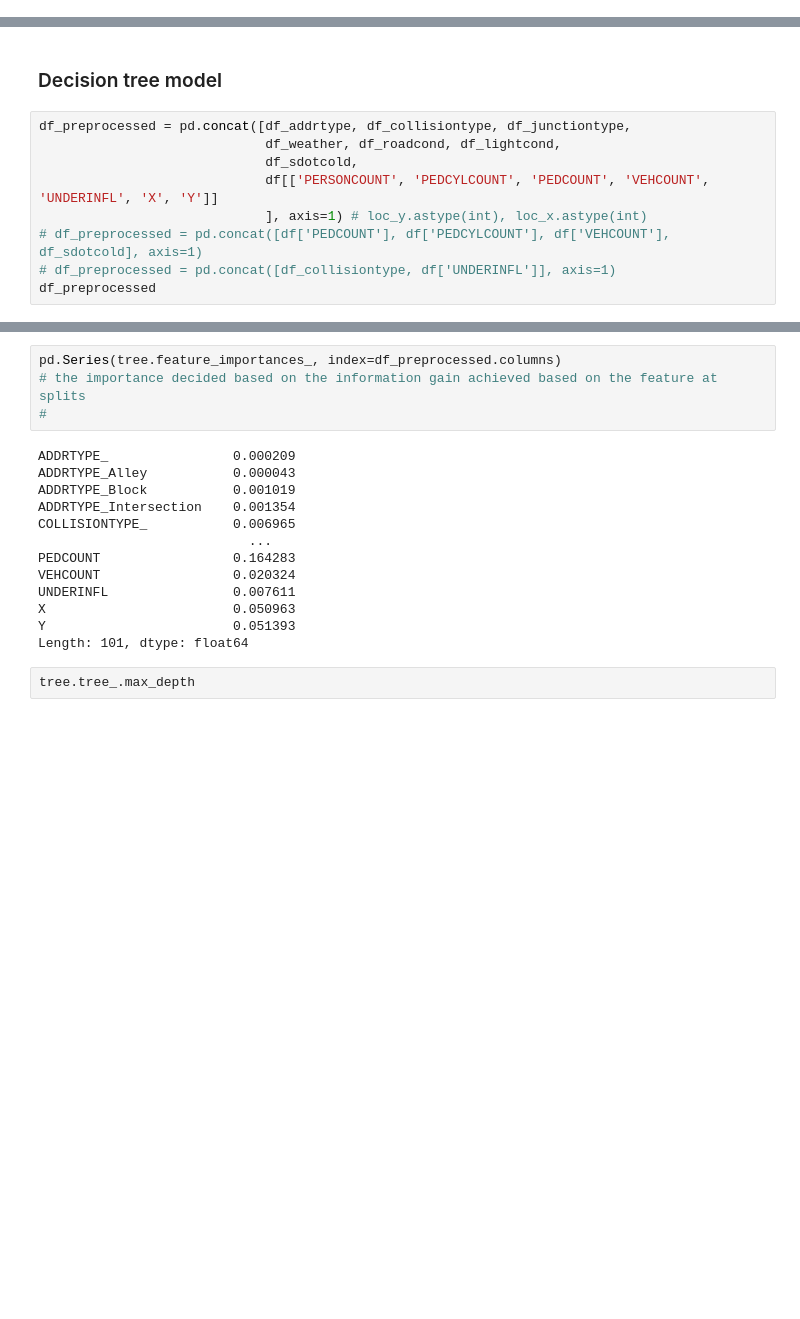
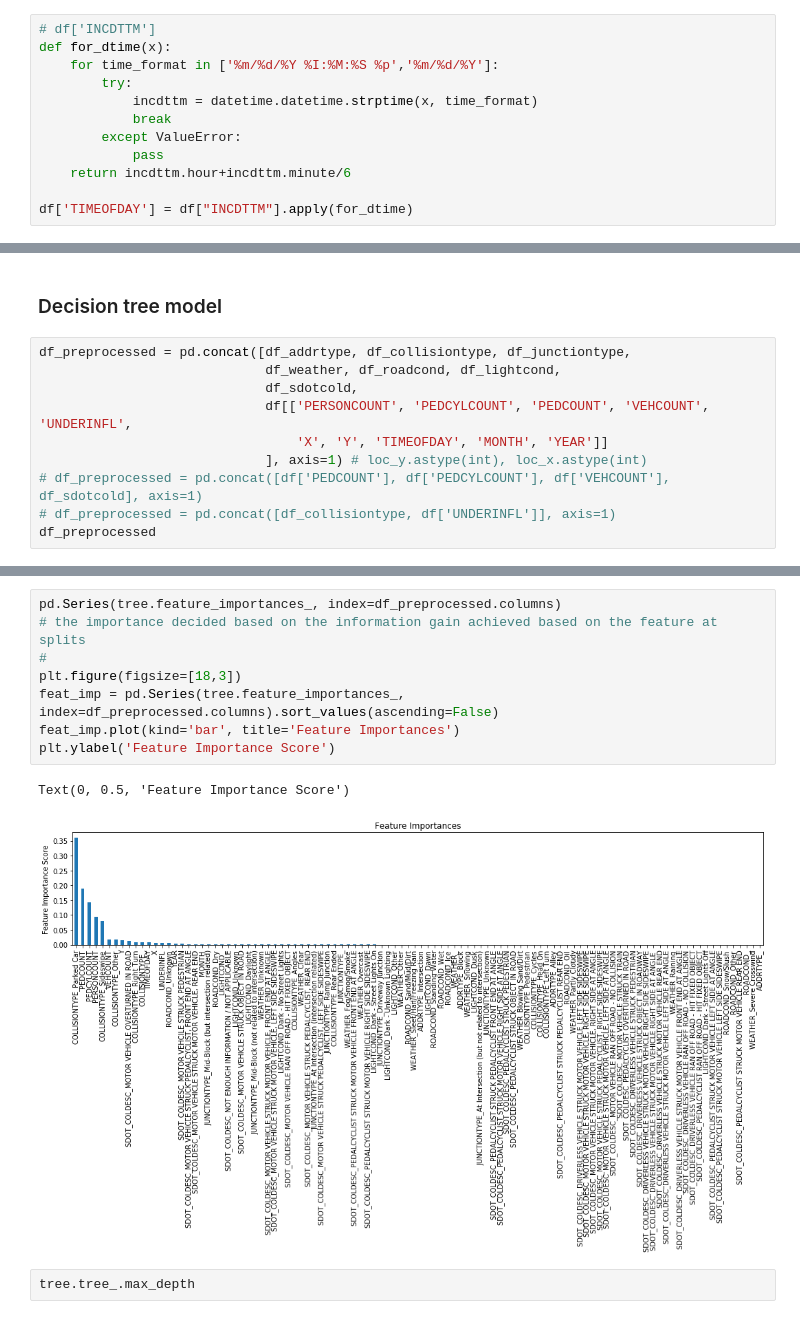
Before and after one commit to qcabel/collision-severity-prediction, a Jupyter notebook: predict_collision_severity.ipynb, the cells around one changed output, grey strips where cells are left out. Drawn from its saved outputs; the diff is of its cells as text; blank space fills up the shorter version.

```diff
--- a/predict_collision_severity.ipynb
+++ b/predict_collision_severity.ipynb
@@ -263,3 +294,15 @@ Name: X, dtype: float64
+# %%
+# df['INCDTTM']
+def for_dtime(x):
+    for time_format in ['%m/%d/%Y %I:%M:%S %p','%m/%d/%Y']:
+        try:
+            incdttm = datetime.datetime.strptime(x, time_format)
+            break
+        except ValueError:
+            pass
+    return incdttm.hour+incdttm.minute/6
+
+df['TIMEOFDAY'] = df["INCDTTM"].apply(for_dtime)
 # %% [markdown]
 ### Data preprocess
 # %% [markdown]
@@ -383,7 +447,8 @@ df_sdotcold=categ_to_one_hot(df, feature='SDOT_COLDESC')
 df_preprocessed = pd.concat([df_addrtype, df_collisiontype, df_junctiontype,
                              df_weather, df_roadcond, df_lightcond,
                              df_sdotcold,
-                             df[['PERSONCOUNT', 'PEDCYLCOUNT', 'PEDCOUNT', 'VEHCOUNT', 'UNDERINFL', 'X', 'Y']]
+                             df[['PERSONCOUNT', 'PEDCYLCOUNT', 'PEDCOUNT', 'VEHCOUNT', 'UNDERINFL',
+                                 'X', 'Y', 'TIMEOFDAY', 'MONTH', 'YEAR']]
                              ], axis=1) # loc_y.astype(int), loc_x.astype(int)
 # df_preprocessed = pd.concat([df['PEDCOUNT'], df['PEDCYLCOUNT'], df['VEHCOUNT'], df_sdotcold], axis=1)
 # df_preprocessed = pd.concat([df_collisiontype, df['UNDERINFL']], axis=1)
@@ -470,20 +535,14 @@ pr auc:0.6197237525560789
 # %%
 pd.Series(tree.feature_importances_, index=df_preprocessed.columns)
 # the importance decided based on the information gain achieved based on the feature at splits
 #
+plt.figure(figsize=[18,3])
+feat_imp = pd.Series(tree.feature_importances_, index=df_preprocessed.columns).sort_values(ascending=False)
+feat_imp.plot(kind='bar', title='Feature Importances')
+plt.ylabel('Feature Importance Score')
 # %% [output]
-ADDRTYPE_                0.000209
-ADDRTYPE_Alley           0.000043
-ADDRTYPE_Block           0.001019
-ADDRTYPE_Intersection    0.001354
-COLLISIONTYPE_           0.006965
-                           ...
-PEDCOUNT                 0.164283
-VEHCOUNT                 0.020324
-UNDERINFL                0.007611
-X                        0.050963
-Y                        0.051393
-Length: 101, dtype: float64
+Text(0, 0.5, 'Feature Importance Score')
+[figure, added]
 # %%
 tree.tree_.max_depth
 # %% [output]
```
Also changed, not shown: parts of 49 cells of this notebook.
